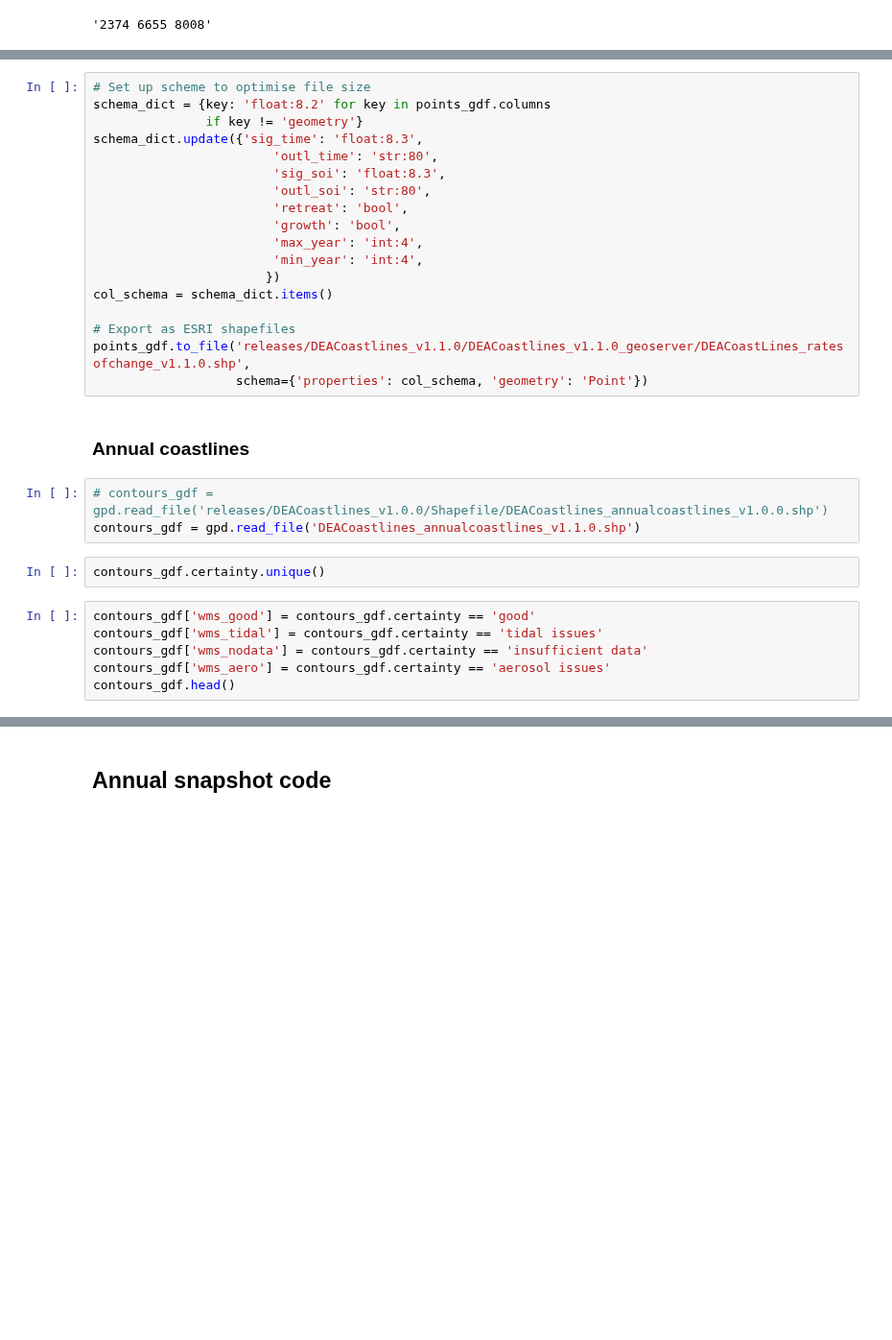
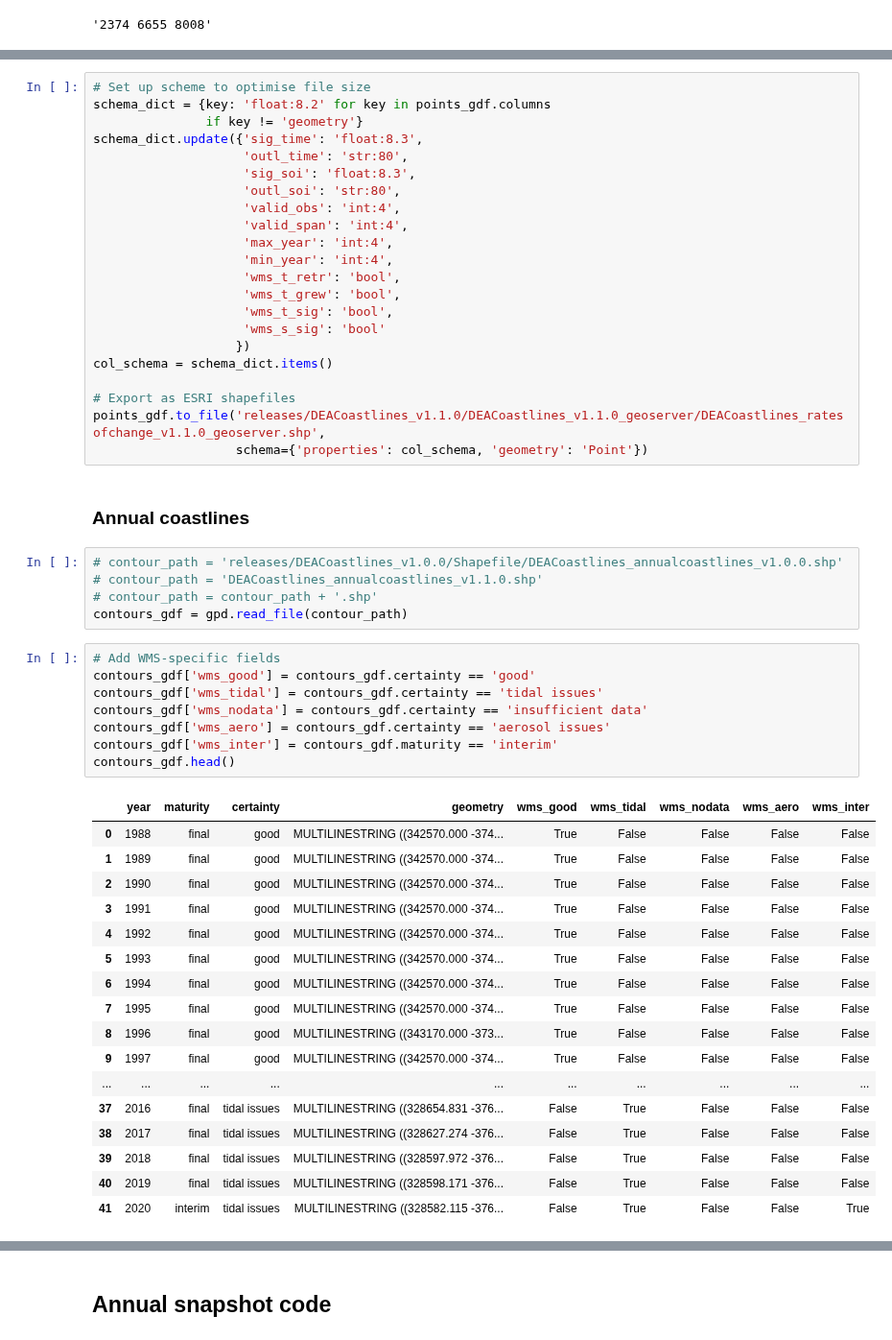
Before and after one commit to GeoscienceAustralia/dea-coastlines, a Jupyter notebook: DEACoastlines_statistics.ipynb, the cells around one changed output, grey strips where cells are left out. Shown at 96% size. Drawn from its saved outputs; the diff is of its cells as text; blank space fills up the shorter version.

```diff
--- a/DEACoastlines_statistics.ipynb
+++ b/DEACoastlines_statistics.ipynb
@@ -345,29 +331,53 @@ points_gdf.head(50)
 schema_dict = {key: 'float:8.2' for key in points_gdf.columns
                if key != 'geometry'}
 schema_dict.update({'sig_time': 'float:8.3',
-                        'outl_time': 'str:80',
-                        'sig_soi': 'float:8.3',
-                        'outl_soi': 'str:80',
-                        'retreat': 'bool',
-                        'growth': 'bool',
-                        'max_year': 'int:4',
-                        'min_year': 'int:4',
-                       })
+                    'outl_time': 'str:80',
+                    'sig_soi': 'float:8.3',
+                    'outl_soi': 'str:80',
+                    'valid_obs': 'int:4',
+                    'valid_span': 'int:4',
+                    'max_year': 'int:4',
+                    'min_year': 'int:4',
+                    'wms_t_retr': 'bool',
+                    'wms_t_grew': 'bool',
+                    'wms_t_sig': 'bool',
+                    'wms_s_sig': 'bool'
+                   })
 col_schema = schema_dict.items()
 
 # Export as ESRI shapefiles
-points_gdf.to_file('releases/DEACoastlines_v1.1.0/DEACoastlines_v1.1.0_geoserver/DEACoastLines_ratesofchange_v1.1.0.shp',
+points_gdf.to_file('releases/DEACoastlines_v1.1.0/DEACoastlines_v1.1.0_geoserver/DEACoastlines_ratesofchange_v1.1.0_geoserver.shp',
                    schema={'properties': col_schema, 'geometry': 'Point'})
 # %% [markdown]
 ### Annual coastlines
 # %%
-# contours_gdf = gpd.read_file('releases/DEACoastlines_v1.0.0/Shapefile/DEACoastlines_annualcoastlines_v1.0.0.shp')
-contours_gdf = gpd.read_file('DEACoastlines_annualcoastlines_v1.1.0.shp')
+# contour_path = 'releases/DEACoastlines_v1.0.0/Shapefile/DEACoastlines_annualcoastlines_v1.0.0.shp'
+# contour_path = 'DEACoastlines_annualcoastlines_v1.1.0.shp'
+# contour_path = contour_path + '.shp'
+contours_gdf = gpd.read_file(contour_path)
-# %%
-contours_gdf.certainty.unique()
 # %%
+# Add WMS-specific fields
 contours_gdf['wms_good'] = contours_gdf.certainty == 'good'
 contours_gdf['wms_tidal'] = contours_gdf.certainty == 'tidal issues'
 contours_gdf['wms_nodata'] = contours_gdf.certainty == 'insufficient data'
 contours_gdf['wms_aero'] = contours_gdf.certainty == 'aerosol issues'
+contours_gdf['wms_inter'] = contours_gdf.maturity == 'interim'
 contours_gdf.head()
+# %% [output]
+|  | year | maturity | certainty | geometry | wms_good | wms_tidal | wms_nodata | wms_aero | wms_inter |
+| 0 | 1988 | final | good | MULTILINESTRING ((342570.000 -374... | True | False | False | False | False |
+| 1 | 1989 | final | good | MULTILINESTRING ((342570.000 -374... | True | False | False | False | False |
+| 2 | 1990 | final | good | MULTILINESTRING ((342570.000 -374... | True | False | False | False | False |
+| 3 | 1991 | final | good | MULTILINESTRING ((342570.000 -374... | True | False | False | False | False |
+| 4 | 1992 | final | good | MULTILINESTRING ((342570.000 -374... | True | False | False | False | False |
+| 5 | 1993 | final | good | MULTILINESTRING ((342570.000 -374... | True | False | False | False | False |
+| 6 | 1994 | final | good | MULTILINESTRING ((342570.000 -374... | True | False | False | False | False |
+| 7 | 1995 | final | good | MULTILINESTRING ((342570.000 -374... | True | False | False | False | False |
+| 8 | 1996 | final | good | MULTILINESTRING ((343170.000 -373... | True | False | False | False | False |
+| 9 | 1997 | final | good | MULTILINESTRING ((342570.000 -374... | True | False | False | False | False |
+| ... | ... | ... | ... | ... | ... | ... | ... | ... | ... |
+| 37 | 2016 | final | tidal issues | MULTILINESTRING ((328654.831 -376... | False | True | False | False | False |
+| 38 | 2017 | final | tidal issues | MULTILINESTRING ((328627.274 -376... | False | True | False | False | False |
+| 39 | 2018 | final | tidal issues | MULTILINESTRING ((328597.972 -376... | False | True | False | False | False |
+| 40 | 2019 | final | tidal issues | MULTILINESTRING ((328598.171 -376... | False | True | False | False | False |
+| 41 | 2020 | interim | tidal issues | MULTILINESTRING ((328582.115 -376... | False | True | False | False | True |
```
Also changed, not shown: parts of 11 cells of this notebook, 1 other file.
